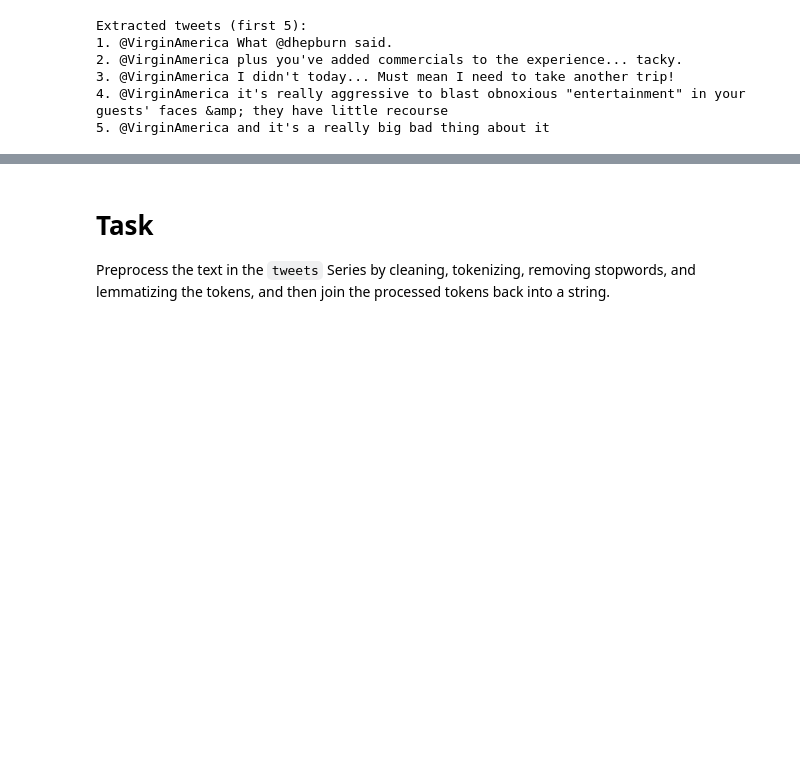
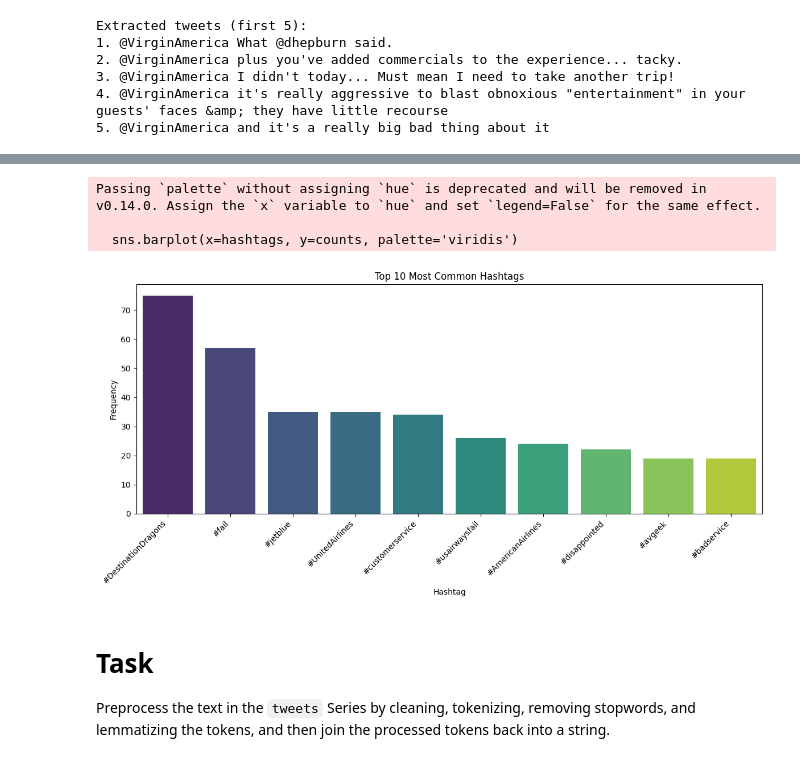
Before and after one commit to vvrgit/NLP-LAB, a Jupyter notebook: Assignment_5_Spacy_Pipeline.ipynb, the cells around one changed output, grey strips where cells are left out. Drawn from its saved outputs; the diff is of its cells as text; code cells hidden in the pictures; blank space fills up the shorter version.

```diff
--- a/Assignment_5_Spacy_Pipeline.ipynb
+++ b/Assignment_5_Spacy_Pipeline.ipynb
@@ -37,0 +81,13 @@ Extracted tweets (first 5):
+# %%
+from collections import Counter
+
+# Flatten the Series of lists into a single list of all hashtags
+all_hashtags = [hashtag for sublist in extracted_hashtags for hashtag in sublist]
+
+# Use Counter to determine the frequency of each unique hashtag
+hashtag_frequencies = Counter(all_hashtags)
+
+# Print the top 10 most common hashtags and their counts
+print("Top 10 most common hashtags:")
+for hashtag, count in hashtag_frequencies.most_common(10):
+    print(f"- {hashtag}: {count}")
@@ -38,3 +106,28 @@ Extracted tweets (first 5):
+# %%
+import matplotlib.pyplot as plt
+import seaborn as sns
+
+# Get the top 10 most common hashtags from the Counter object
+top_10_hashtags = hashtag_frequencies.most_common(10)
+
+# Separate hashtags and their counts for plotting
+hashtags = [item[0] for item in top_10_hashtags]
+counts = [item[1] for item in top_10_hashtags]
+
+# Create a bar chart
+plt.figure(figsize=(12, 6))
+sns.barplot(x=hashtags, y=counts, palette='viridis')
+plt.title('Top 10 Most Common Hashtags')
+plt.xlabel('Hashtag')
+plt.ylabel('Frequency')
+plt.xticks(rotation=45, ha='right') # Rotate x-axis labels for better readability
+plt.tight_layout()
+plt.show()
+# %% [output]
+Passing `palette` without assigning `hue` is deprecated and will be removed in v0.14.0. Assign the `x` variable to `hue` and set `legend=False` for the same effect.
+
+  sns.barplot(x=hashtags, y=counts, palette='viridis')
+[figure, added]
 # %% [markdown]
 # Task
 Preprocess the text in the `tweets` Series by cleaning, tokenizing, removing stopwords, and lemmatizing the tokens, and then join the processed tokens back into a string.
```
Also changed, not shown: parts of 23 cells of this notebook.
